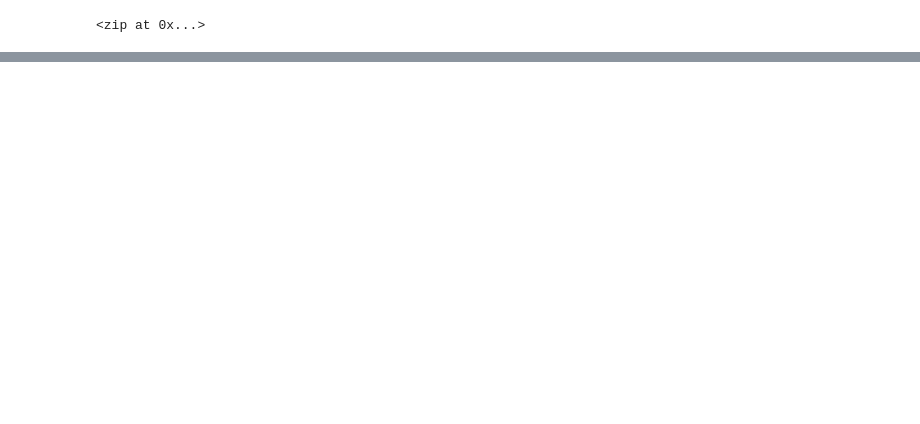
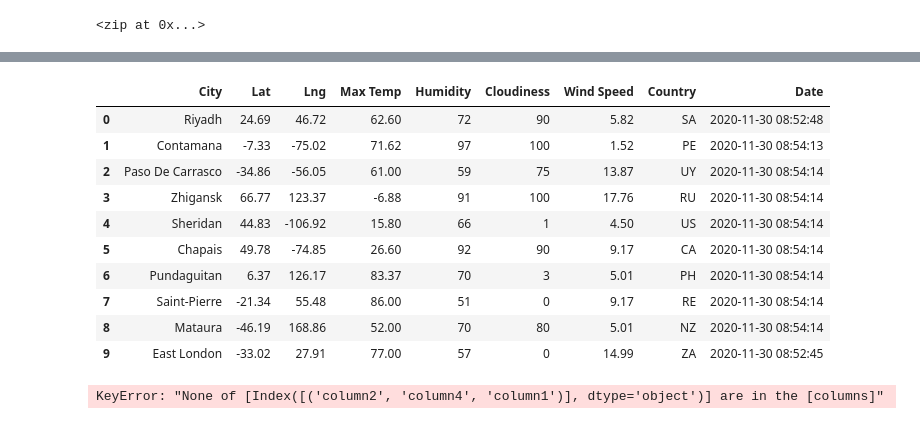
Before and after one commit to alexk9220/World_Weather_Analysis, a Jupyter notebook: Weather_Py.ipynb, the cells around one changed output, grey strips where cells are left out. Cells and saved outputs as stored; diff of their text form; code cells hidden in the pictures; blank space fills up the shorter version.

```diff
--- a/Weather_Py.ipynb
+++ b/Weather_Py.ipynb
@@ -32,0 +40,4 @@ len(cities)
+# %%
+# Starting URL for Weather Map API Call.
+url = "http://api.openweathermap.org/data/2.5/weather?units=Imperial&APPID=" + weather_api_key
+print(url)
@@ -32,0 +122,16 @@ len(cities)
+# %%
+# Convert the array of dictionaries to a Pandas DataFrame.
+city_data_df = pd.DataFrame(city_data)
+city_data_df.head(10)
+# %% [output]
+|  | City | Lat | Lng | Max Temp | Humidity | Cloudiness | Wind Speed | Country | Date |
+| 0 | Riyadh | 24.69 | 46.72 | 62.60 | 72 | 90 | 5.82 | SA | 2020-11-30 08:52:48 |
+| 1 | Contamana | -7.33 | -75.02 | 71.62 | 97 | 100 | 1.52 | PE | 2020-11-30 08:54:13 |
+| 2 | Paso De Carrasco | -34.86 | -56.05 | 61.00 | 59 | 75 | 13.87 | UY | 2020-11-30 08:54:14 |
+| 3 | Zhigansk | 66.77 | 123.37 | -6.88 | 91 | 100 | 17.76 | RU | 2020-11-30 08:54:14 |
+| 4 | Sheridan | 44.83 | -106.92 | 15.80 | 66 | 1 | 4.50 | US | 2020-11-30 08:54:14 |
+| 5 | Chapais | 49.78 | -74.85 | 26.60 | 92 | 90 | 9.17 | CA | 2020-11-30 08:54:14 |
+| 6 | Pundaguitan | 6.37 | 126.17 | 83.37 | 70 | 3 | 5.01 | PH | 2020-11-30 08:54:14 |
+| 7 | Saint-Pierre | -21.34 | 55.48 | 86.00 | 51 | 0 | 9.17 | RE | 2020-11-30 08:54:14 |
+| 8 | Mataura | -46.19 | 168.86 | 52.00 | 70 | 80 | 5.01 | NZ | 2020-11-30 08:54:14 |
+| 9 | East London | -33.02 | 27.91 | 77.00 | 57 | 0 | 14.99 | ZA | 2020-11-30 08:52:45 |
@@ -32,0 +140,5 @@ len(cities)
+# %%
+new_column_order = [["column2", "column4", "column1"]]
+df = df[new_column_order]
+# %% [output]
+KeyError: "None of [Index([('column2', 'column4', 'column1')], dtype='object')] are in the [columns]"
```
Also changed, not shown: parts of 6 cells of this notebook, 10 other files.
